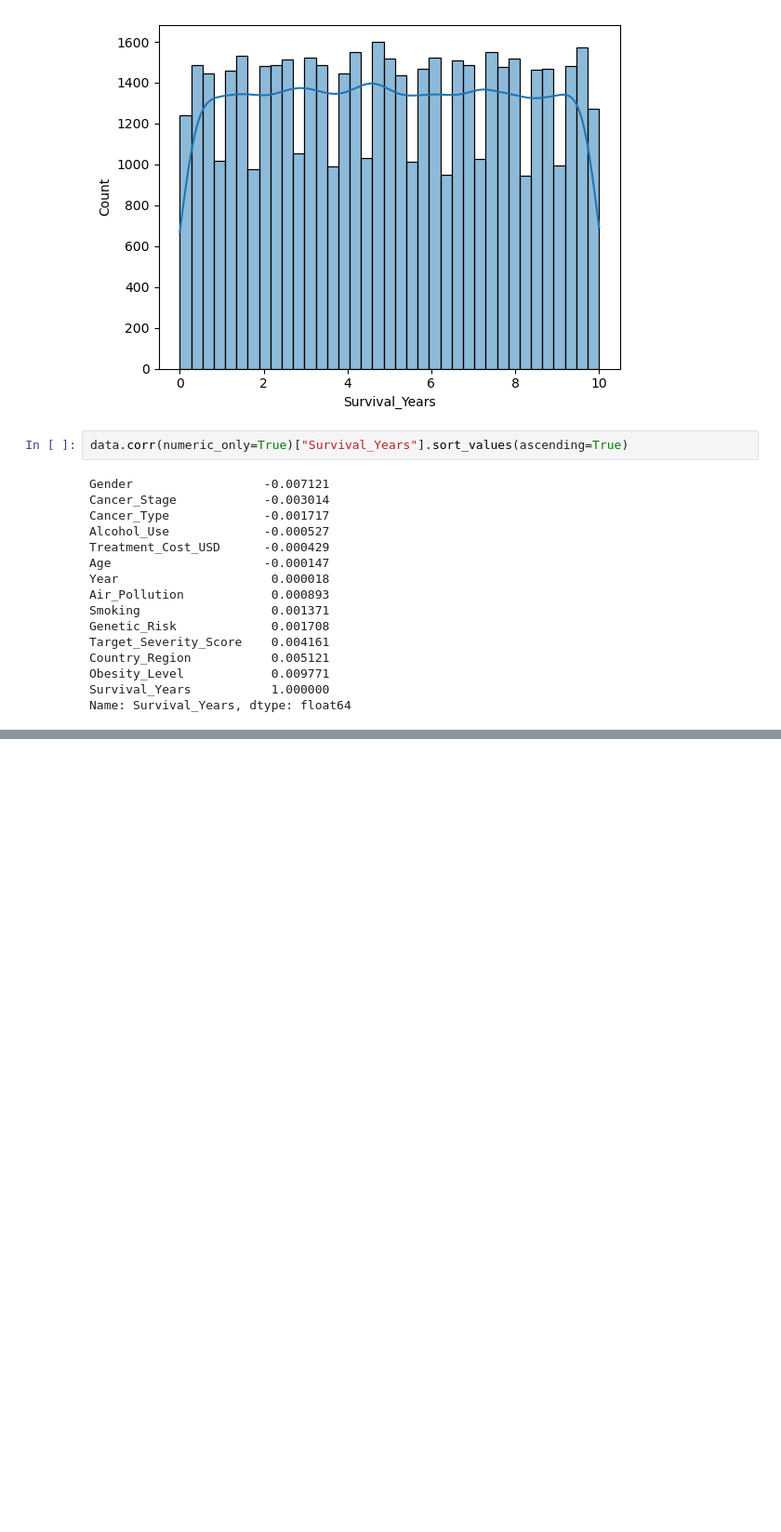
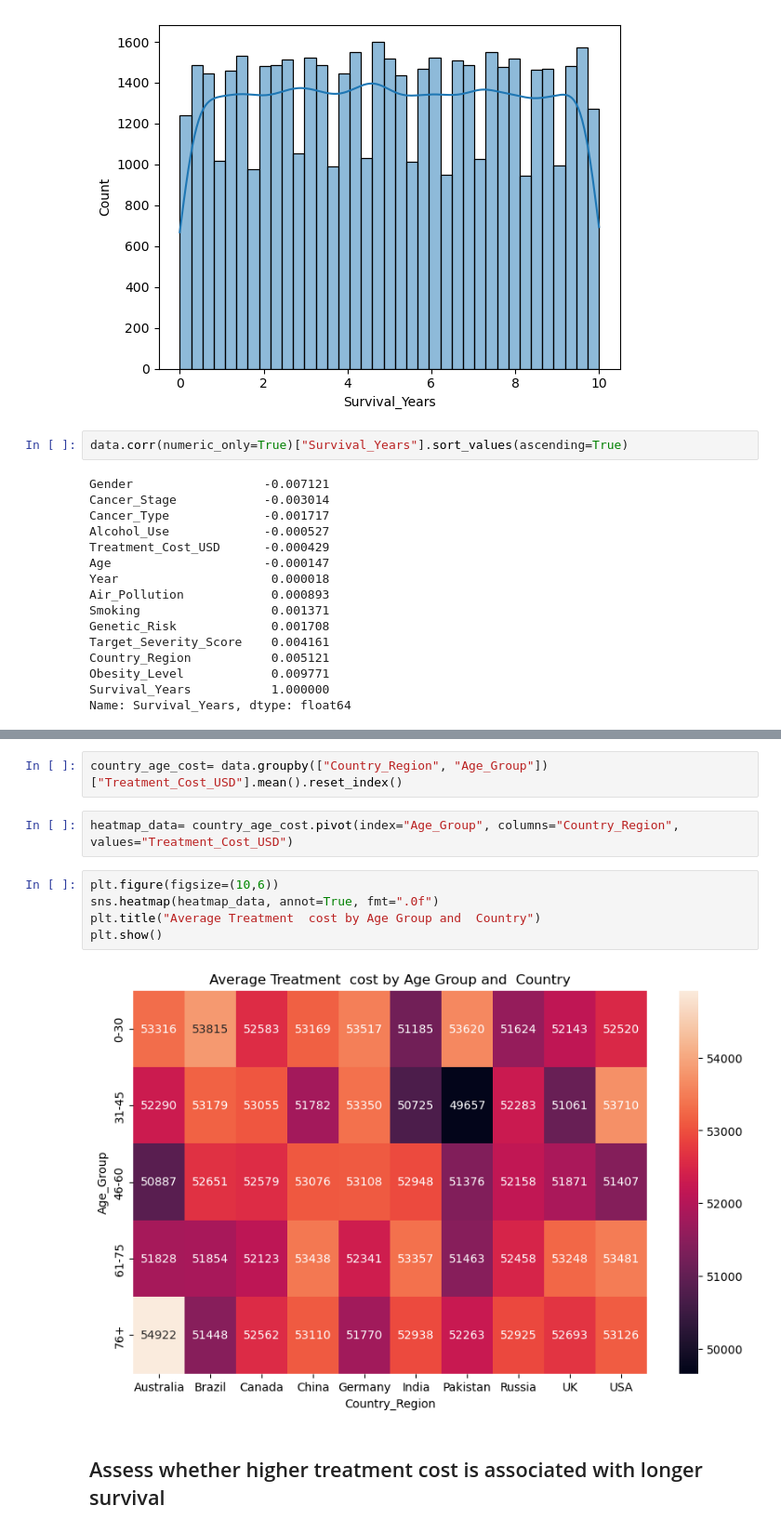
Before and after one commit to Rcloud173/real-world-data-analytics, a Jupyter notebook: CancerScope/cancer.ipynb, the cells around one changed output, grey strips where cells are left out. Shown: that part at 93% size. Cells and saved outputs as stored; diff of their text form; blank space fills up the shorter version.

```diff
--- a/CancerScope/cancer.ipynb
+++ b/CancerScope/cancer.ipynb
@@ -561,0 +611,13 @@ Name: Survival_Years, dtype: float64
+# %%
+country_age_cost= data.groupby(["Country_Region", "Age_Group"])["Treatment_Cost_USD"].mean().reset_index()
+# %%
+heatmap_data= country_age_cost.pivot(index="Age_Group", columns="Country_Region", values="Treatment_Cost_USD")
+# %%
+plt.figure(figsize=(10,6))
+sns.heatmap(heatmap_data, annot=True, fmt=".0f")
+plt.title("Average Treatment  cost by Age Group and  Country")
+plt.show()
+# %% [output]
+[figure, added]
+# %% [markdown]
+## Assess whether higher treatment cost is associated with longer survival
```
Also changed, not shown: parts of 25 cells of this notebook.
